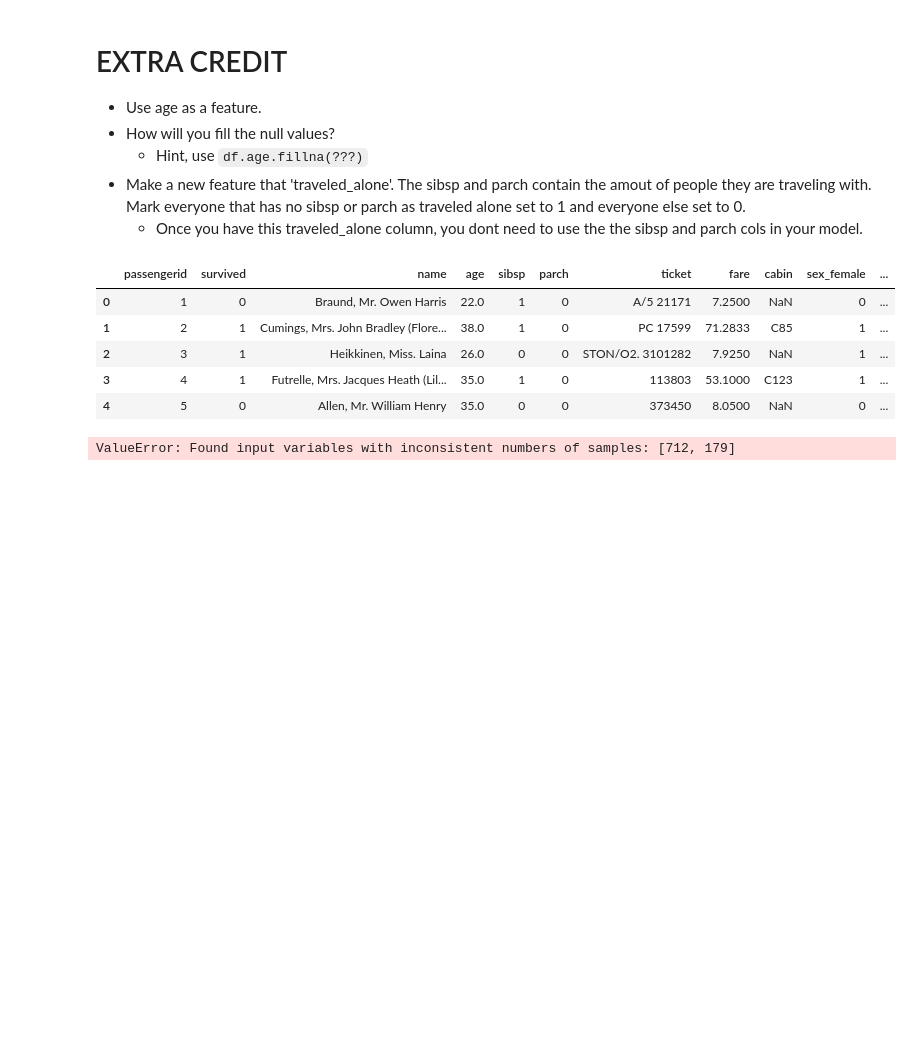
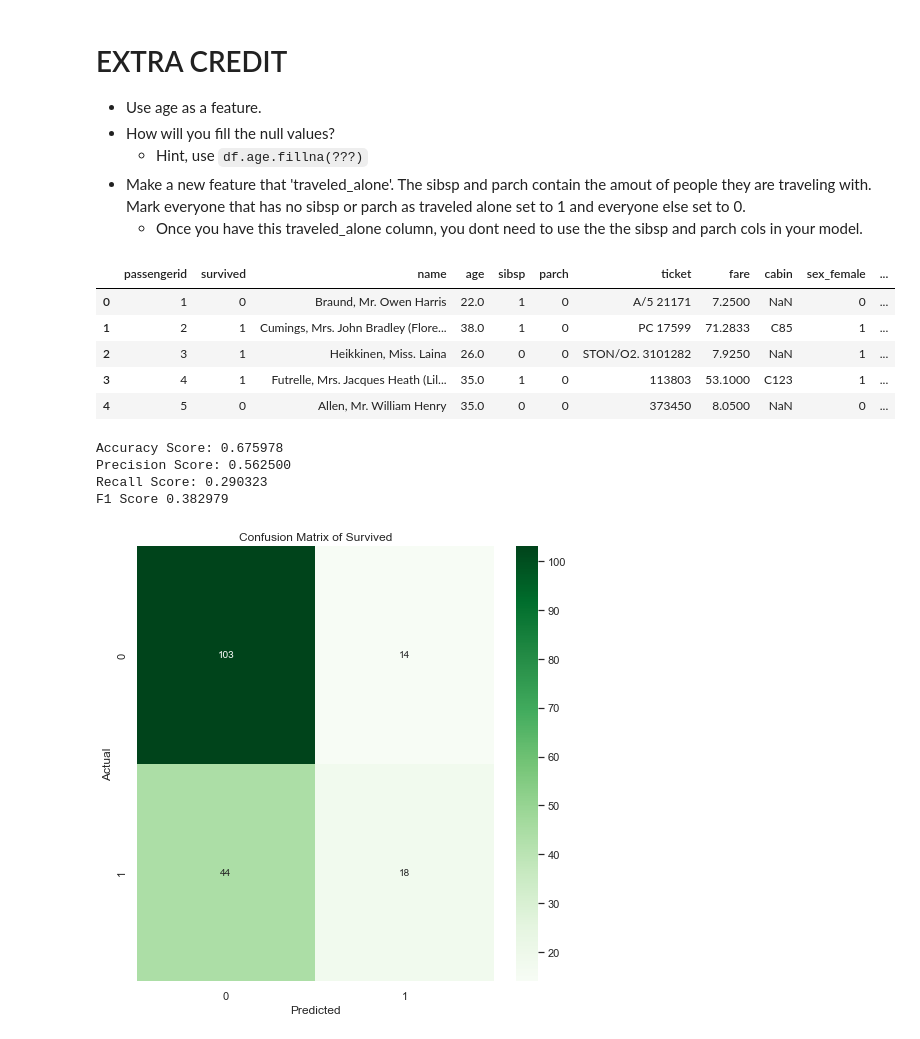
Before and after one commit to rafaelrubenstein/2022-fall-data-science, a Jupyter notebook: Week-03-Intro-To-ML/Exercise-Logistic-Regression.ipynb, the cells around one changed output. Saved outputs shown, nothing was run; the diff lists cells and outputs as text; code cells hidden in the pictures; blank space fills up the shorter version.

Commit message:
fixed error with heatmap

```diff
--- a/Week-03-Intro-To-ML/Exercise-Logistic-Regression.ipynb
+++ b/Week-03-Intro-To-ML/Exercise-Logistic-Regression.ipynb
@@ -321,35 +321,39 @@ model_3.fit(X_train,y_train)
 # Make new predicitions using our testing data.
 y_pred3 = model_3.predict(X_test)
 
 # Calculate our accuracy
-accuracy_3 = accuracy_score(y_train, y_pred3)
+accuracy_3 = accuracy_score(y_test, y_pred3)
 
 # Calculate our precision score
-precision_3 = precision_score(y_train, y_pred3)
+precision_3 = precision_score(y_test, y_pred3)
 
 # Calculate our recall score
-recall_3 = recall_score(y_train, y_pred3)
+recall_3 = recall_score(y_test, y_pred3)
 
 # Calculate your f1-score
-f1_3 = f1_score(y_train, y_pred3)
+f1_3 = f1_score(y_test, y_pred3)
 
 # Print each of our scores to inspect performance.
 print("Accuracy Score: %f" % accuracy_3)
 print("Precision Score: %f" % precision_3)
 print("Recall Score: %f" % recall_3)
 print('F1 Score %f' % f1_3)
 
 # Plot your confusion matrix.
 cm = confusion_matrix(y_test,y_pred3)
 
 cm= cm.round(2)
 
 tn,fp,fn,tp = confusion_matrix(y_test, y_pred3).ravel()
 
 fig = plt.figure(figsize=(8,8))
 ax = sns.heatmap(cm , annot= True, cmap = "Greens", fmt = 'g')
 plt.title("Confusion Matrix of Survived")
 plt.xlabel('Predicted')
 plt.ylabel('Actual');
 # %% [output]
-ValueError: Found input variables with inconsistent numbers of samples: [712, 179]
+Accuracy Score: 0.675978
+Precision Score: 0.562500
+Recall Score: 0.290323
+F1 Score 0.382979
+[figure, added]
```
